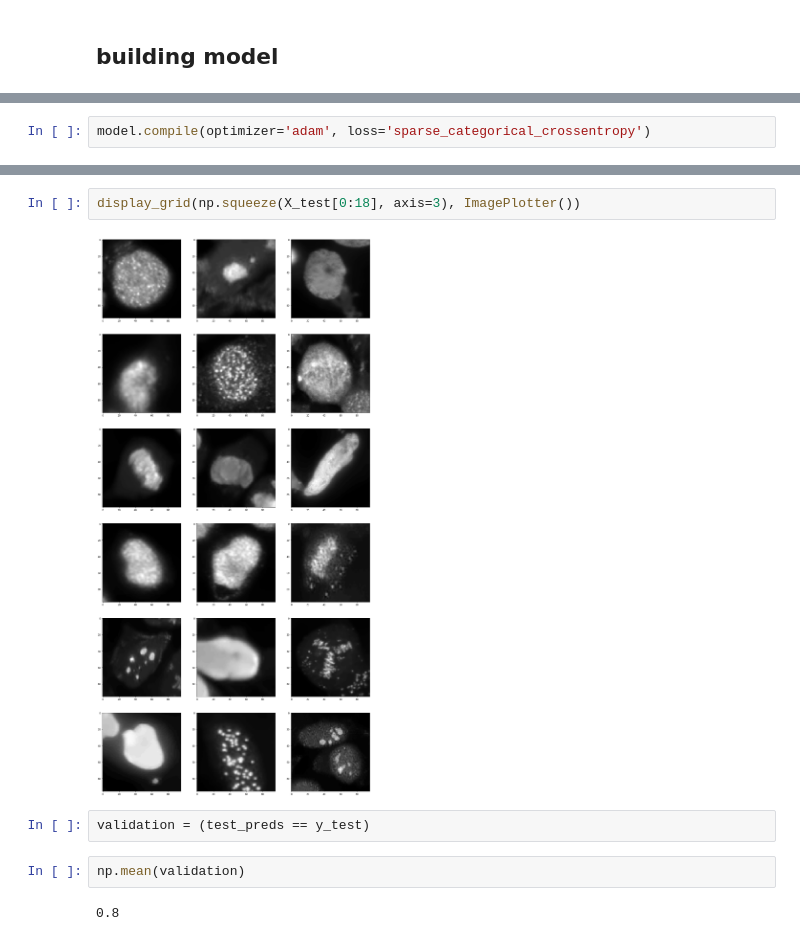
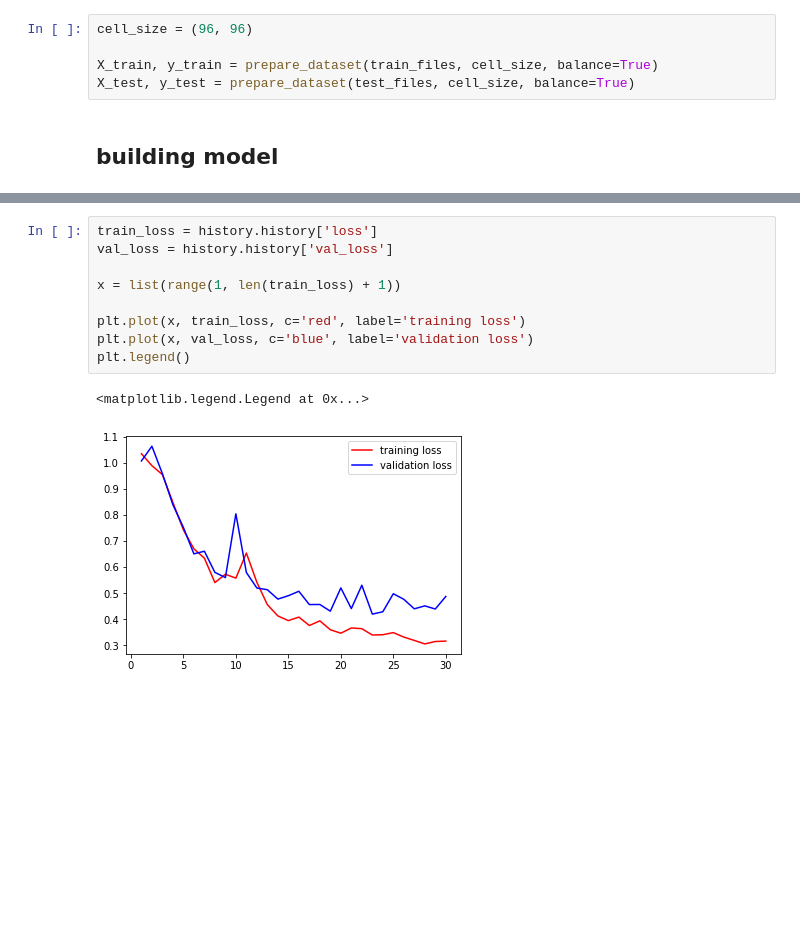
Before and after one commit to mszpyrka/AGH-AntinuclearAntibodiesClassification, a Jupyter notebook: basic-classification-convnet.ipynb, the cells around one changed output, grey strips where cells are left out. Cells and saved outputs as stored; diff of their text form; blank space fills up the shorter version.

```diff
--- a/basic-classification-convnet.ipynb
+++ b/basic-classification-convnet.ipynb
@@ -92,3 +146,8 @@ dataset = X, y
+# %%
+cell_size = (96, 96)
+
+X_train, y_train = prepare_dataset(train_files, cell_size, balance=True)
+X_test, y_test = prepare_dataset(test_files, cell_size, balance=True)
 # %% [markdown]
 ## building model
 # %%
@@ -125,4 +189,2 @@ Trainable params: 387,676
 Non-trainable params: 0
 _________________________________________________________________
-# %%
-model.compile(optimizer='adam', loss='sparse_categorical_crossentropy')
@@ -175,10 +217,12 @@ true:            [1 3 2 1 1 1 2 2 2 1 1 3 3 2 0 2 0 3]
-# %%
-display_grid(np.squeeze(X_test[0:18], axis=3), ImagePlotter())
-# %% [output]
-[figure, removed]
-# %%
-validation = (test_preds == y_test)
-# %%
-np.mean(validation)
-# %% [output]
-0.8
+# %%
+train_loss = history.history['loss']
+val_loss = history.history['val_loss']
+
+x = list(range(1, len(train_loss) + 1))
+
+plt.plot(x, train_loss, c='red', label='training loss')
+plt.plot(x, val_loss, c='blue', label='validation loss')
+plt.legend()
+# %% [output]
+<matplotlib.legend.Legend at 0x...>
+[figure, added]
```
Also changed, not shown: parts of 21 cells of this notebook.
